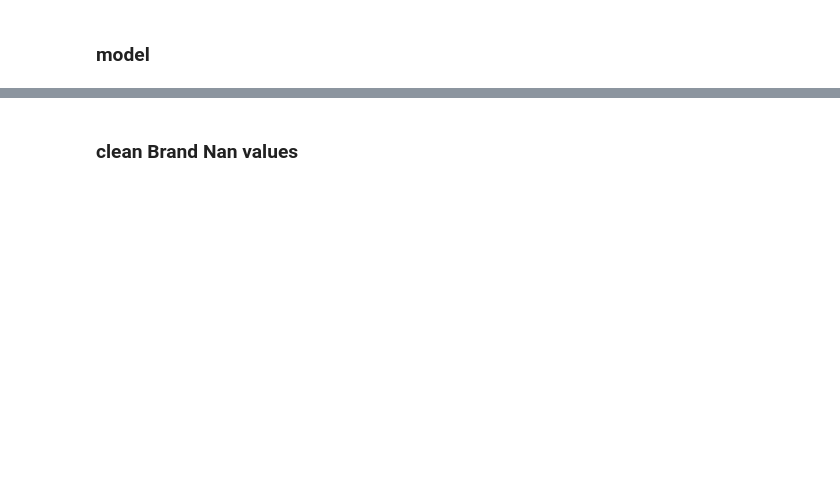
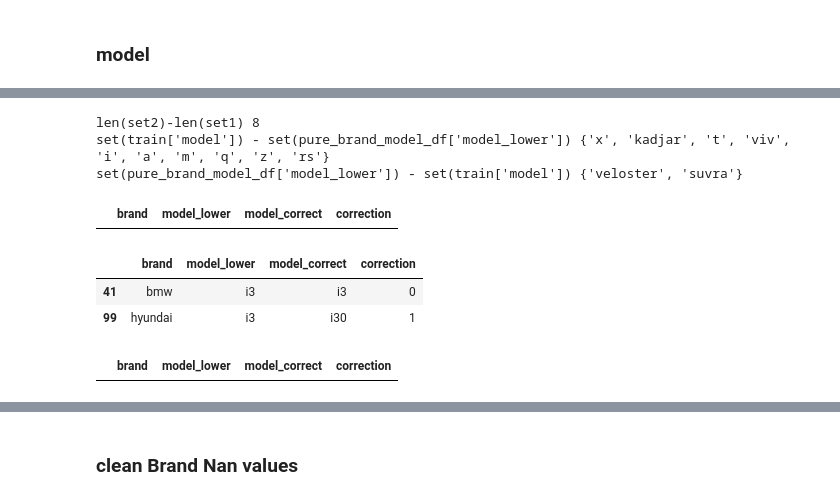
Before and after one commit to novaimsmlgurus/ml, a Jupyter notebook: General_Project_ML.ipynb, the cells around one changed output, grey strips where cells are left out. Drawn from its saved outputs; the diff is of its cells as text; code cells hidden in the pictures; blank space fills up the shorter version.

```diff
--- a/General_Project_ML.ipynb
+++ b/General_Project_ML.ipynb
@@ -807,0 +410,17 @@ train.loc[train["Brand"].isna()][["Brand","model"]]
+# %%
+# Explain why the count of unique models (both correct and typos)
+# differs between the 'vocabulary' (pure_brand_model_df) and the train dataset.
+set1 = set(pure_brand_model_df['model_lower'].dropna().unique())
+set2 = set(train['model'].dropna().unique())
+print("len(set2)-len(set1)", len(set2)-len(set1))
+print("set(train['model']) - set(pure_brand_model_df['model_lower'])", set2 - set1)
+print("set(pure_brand_model_df['model_lower']) - set(train['model'])", set1 - set2)
+# %% [output]
+len(set2)-len(set1) 8
+set(train['model']) - set(pure_brand_model_df['model_lower']) {'x', 'kadjar', 't', 'viv', 'i', 'a', 'm', 'q', 'z', 'rs'}
+set(pure_brand_model_df['model_lower']) - set(train['model']) {'veloster', 'suvra'}
+# %%
+# Test if there are any duplicate records for brand and model (lower case)
+pure_brand_model_df[pure_brand_model_df[['brand','model_lower']].duplicated(keep=False)]
+# %% [output]
+|  | brand | model_lower | model_correct | correction |
@@ -807,0 +440,16 @@ train.loc[train["Brand"].isna()][["Brand","model"]]
+# %%
+deduped_model_df = pure_brand_model_df.copy()
+# %%
+# List all rows where the model name is "i3" across brands
+# BMW "i3" is correct; Hyundai "i3" is a typo (should be "i30").
+deduped_model_df[deduped_model_df['model_lower'].duplicated(keep=False)]
+# %% [output]
+|  | brand | model_lower | model_correct | correction |
+| 41 | bmw | i3 | i3 | 0 |
+| 99 | hyundai | i3 | i30 | 1 |
+# %%
+# Drop Hyundai i3 rows by index from a query
+deduped_model_df = deduped_model_df.drop(deduped_model_df.query("brand == 'hyundai' and model_lower == 'i3'").index)
+deduped_model_df[deduped_model_df['model_lower'].duplicated(keep=False)]
+# %% [output]
+|  | brand | model_lower | model_correct | correction |
```
Also changed, not shown: parts of 83 cells of this notebook, 1 other file.
